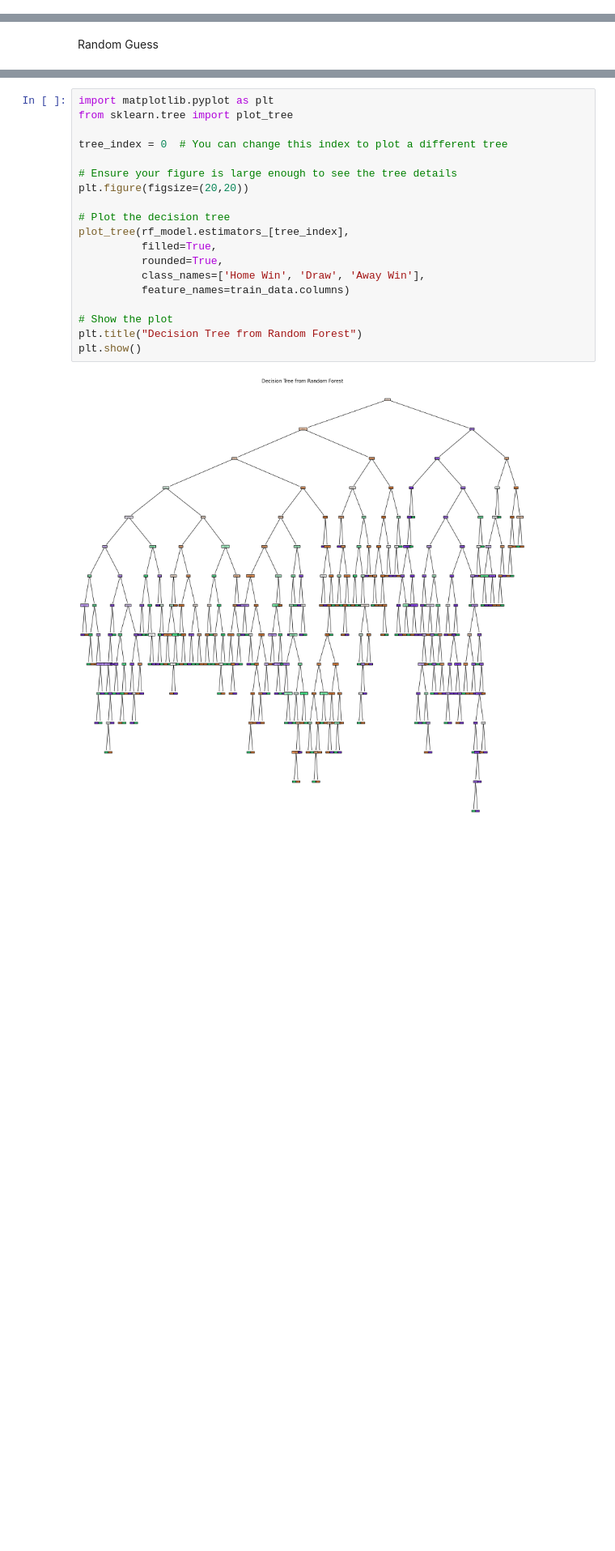
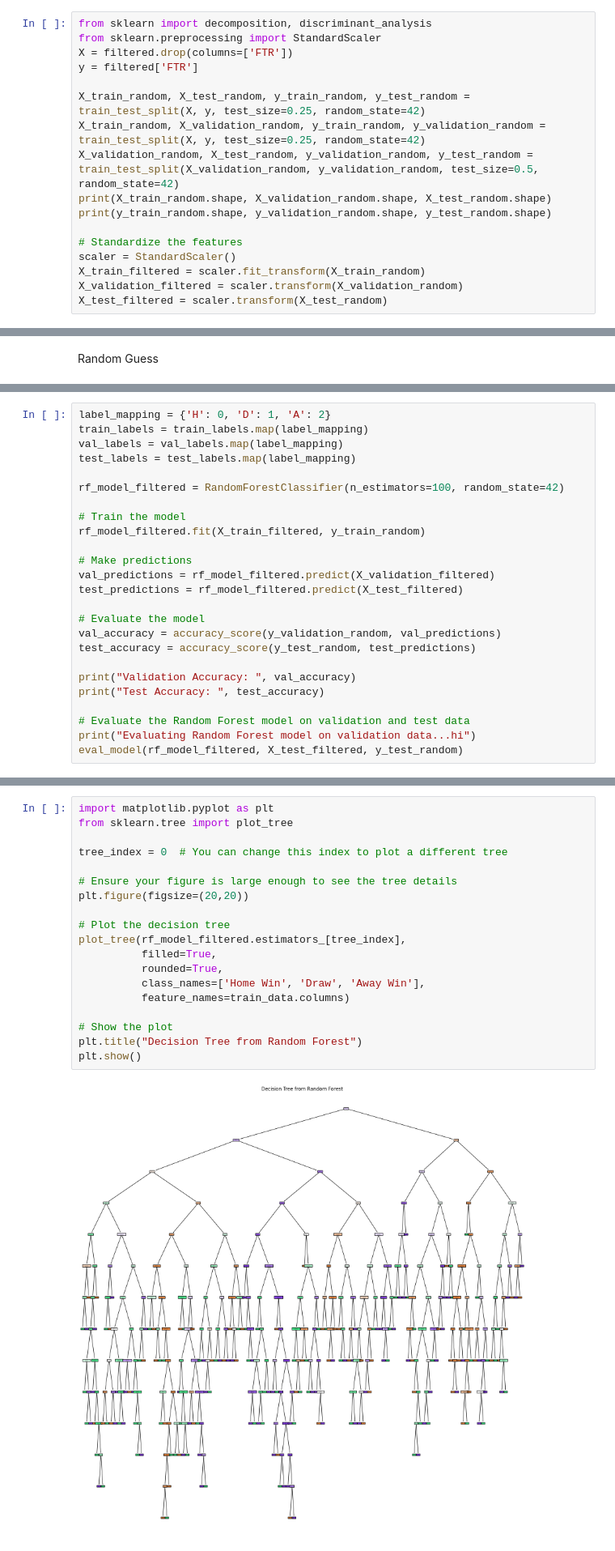
Before and after one commit to Gus-Amorim/PLMatchPredictions, a Jupyter notebook: Random_Guess_and_Random_Forrest.ipynb, the cells around one changed output, grey strips where cells are left out. Shown at 81% size. Cells and saved outputs as stored; diff of their text form; blank space fills up the shorter version.

```diff
--- a/Random_Guess_and_Random_Forrest.ipynb
+++ b/Random_Guess_and_Random_Forrest.ipynb
@@ -103,0 +118,17 @@ transformed_test_data = X_test_pca  # or X_test_lda
+# %%
+from sklearn import decomposition, discriminant_analysis
+from sklearn.preprocessing import StandardScaler
+X = filtered.drop(columns=['FTR'])
+y = filtered['FTR']
+
+X_train_random, X_test_random, y_train_random, y_test_random = train_test_split(X, y, test_size=0.25, random_state=42)
+X_train_random, X_validation_random, y_train_random, y_validation_random = train_test_split(X, y, test_size=0.25, random_state=42)
+X_validation_random, X_test_random, y_validation_random, y_test_random = train_test_split(X_validation_random, y_validation_random, test_size=0.5, random_state=42)
+print(X_train_random.shape, X_validation_random.shape, X_test_random.shape)
+print(y_train_random.shape, y_validation_random.shape, y_test_random.shape)
+
+# Standardize the features
+scaler = StandardScaler()
+X_train_filtered = scaler.fit_transform(X_train_random)
+X_validation_filtered = scaler.transform(X_validation_random)
+X_test_filtered = scaler.transform(X_test_random)
@@ -204,0 +239,25 @@ weighted avg       0.71      0.75      0.68       361
+# %%
+label_mapping = {'H': 0, 'D': 1, 'A': 2}
+train_labels = train_labels.map(label_mapping)
+val_labels = val_labels.map(label_mapping)
+test_labels = test_labels.map(label_mapping)
+
+rf_model_filtered = RandomForestClassifier(n_estimators=100, random_state=42)
+
+# Train the model
+rf_model_filtered.fit(X_train_filtered, y_train_random)
+
+# Make predictions
+val_predictions = rf_model_filtered.predict(X_validation_filtered)
+test_predictions = rf_model_filtered.predict(X_test_filtered)
+
+# Evaluate the model
+val_accuracy = accuracy_score(y_validation_random, val_predictions)
+test_accuracy = accuracy_score(y_test_random, test_predictions)
+
+print("Validation Accuracy: ", val_accuracy)
+print("Test Accuracy: ", test_accuracy)
+
+# Evaluate the Random Forest model on validation and test data
+print("Evaluating Random Forest model on validation data...hi")
+eval_model(rf_model_filtered, X_test_filtered, y_test_random)
@@ -205,24 +360,24 @@ weighted avg       0.71      0.75      0.68       361
 # %%
 import matplotlib.pyplot as plt
 from sklearn.tree import plot_tree
 
 tree_index = 0  # You can change this index to plot a different tree
 
 # Ensure your figure is large enough to see the tree details
 plt.figure(figsize=(20,20))
 
 # Plot the decision tree
-plot_tree(rf_model.estimators_[tree_index],
+plot_tree(rf_model_filtered.estimators_[tree_index],
           filled=True,
           rounded=True,
           class_names=['Home Win', 'Draw', 'Away Win'],
           feature_names=train_data.columns)
 
 # Show the plot
 plt.title("Decision Tree from Random Forest")
 plt.show()
 # %% [output]
-[figure, old version]
+[figure, new version]
 # %%
 import matplotlib.pyplot as plt
 from sklearn.tree import plot_tree
```
Also changed, not shown: parts of 21 cells of this notebook, 11 other files.
